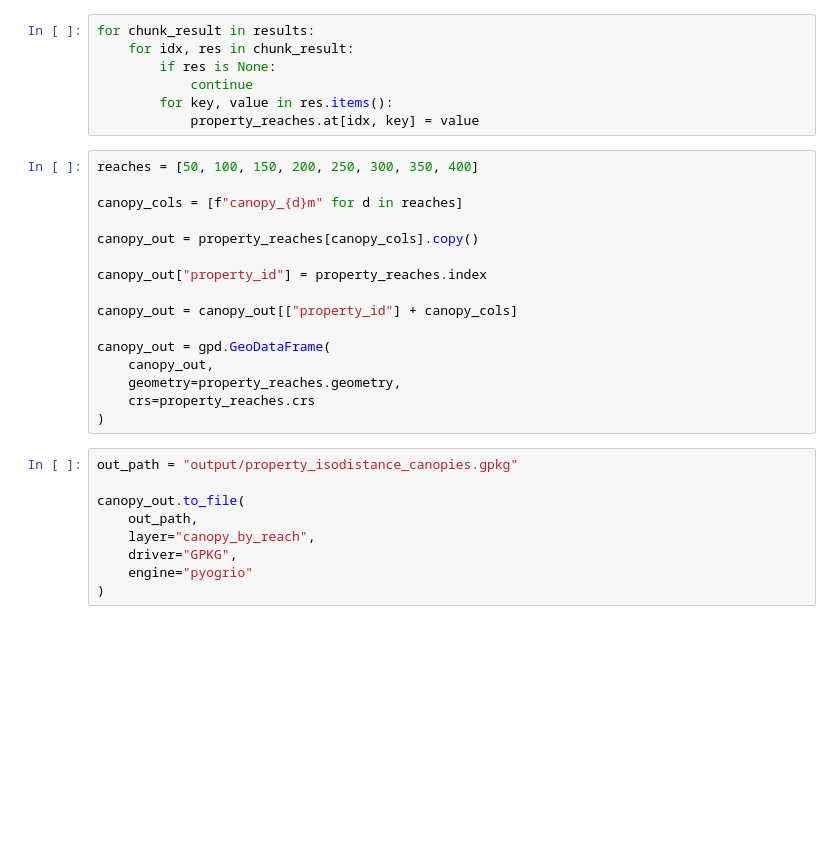
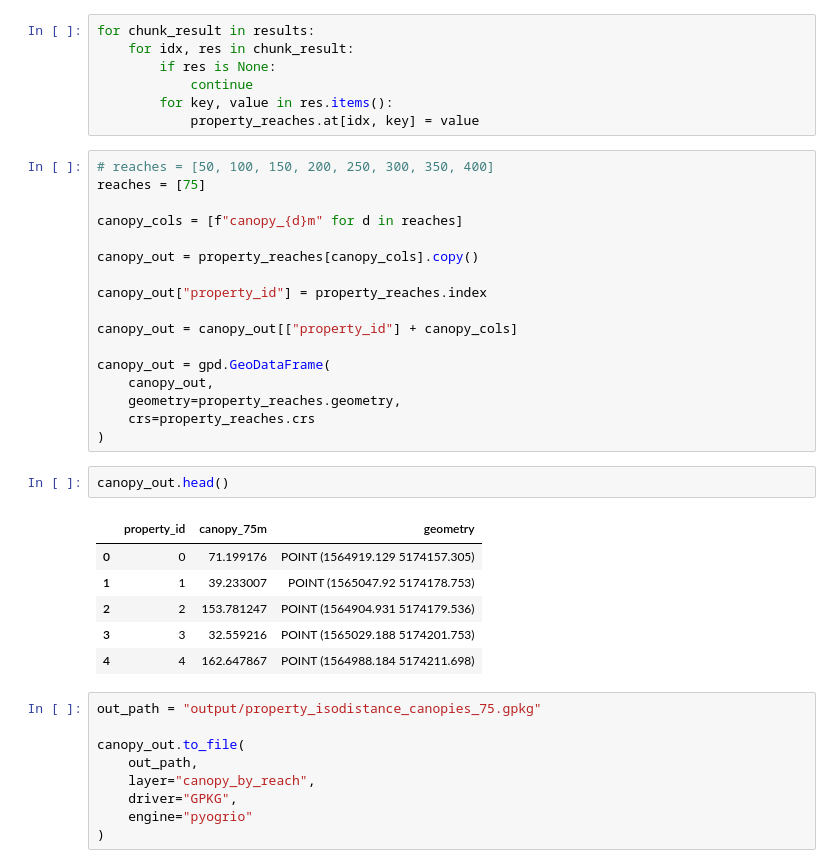
Before and after one commit to shrestha-rujal/chc-property-prices, a Jupyter notebook: isodistance_canopy_parallel.ipynb, the cells around one changed output. Saved outputs shown, nothing was run; the diff lists cells and outputs as text; blank space fills up the shorter version.

```diff
--- a/isodistance_canopy_parallel.ipynb
+++ b/isodistance_canopy_parallel.ipynb
@@ -285,7 +296,8 @@ for chunk_result in results:
         for key, value in res.items():
             property_reaches.at[idx, key] = value
 # %%
-reaches = [50, 100, 150, 200, 250, 300, 350, 400]
+# reaches = [50, 100, 150, 200, 250, 300, 350, 400]
+reaches = [75]
 
 canopy_cols = [f"canopy_{d}m" for d in reaches]
 
@@ -300,8 +312,17 @@ canopy_out = gpd.GeoDataFrame(
     geometry=property_reaches.geometry,
     crs=property_reaches.crs
 )
+# %%
+canopy_out.head()
+# %% [output]
+|  | property_id | canopy_75m | geometry |
+| 0 | 0 | 71.199176 | POINT (1564919.129 5174157.305) |
+| 1 | 1 | 39.233007 | POINT (1565047.92 5174178.753) |
+| 2 | 2 | 153.781247 | POINT (1564904.931 5174179.536) |
+| 3 | 3 | 32.559216 | POINT (1565029.188 5174201.753) |
+| 4 | 4 | 162.647867 | POINT (1564988.184 5174211.698) |
 # %%
-out_path = "output/property_isodistance_canopies.gpkg"
+out_path = "output/property_isodistance_canopies_75.gpkg"
 
 canopy_out.to_file(
     out_path,
```
Also changed, not shown: parts of 11 cells of this notebook, 7 other files.
